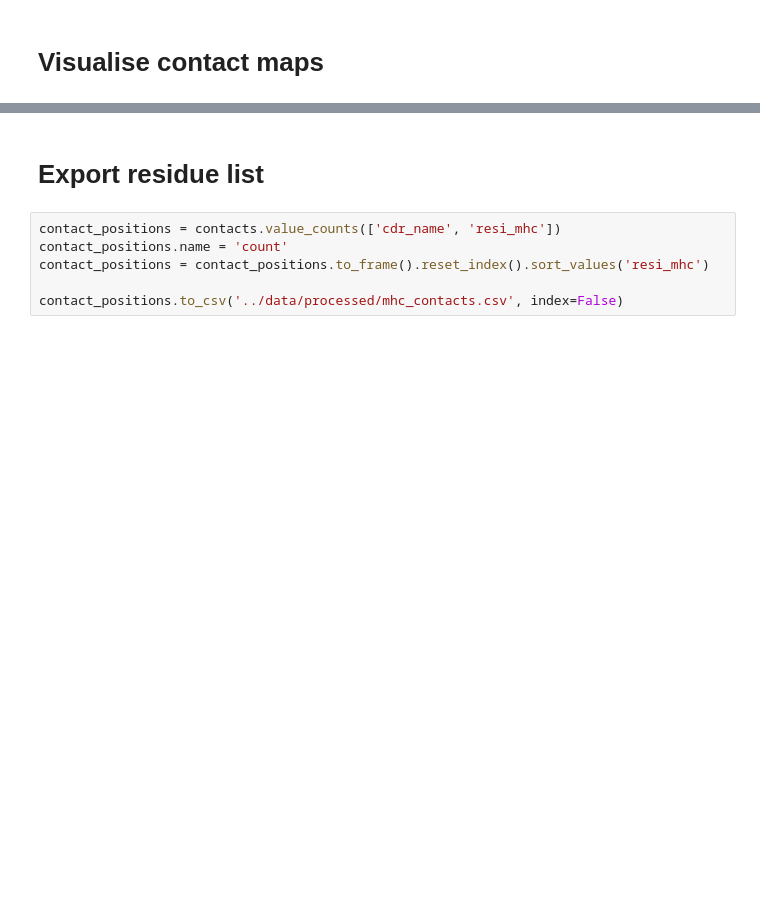
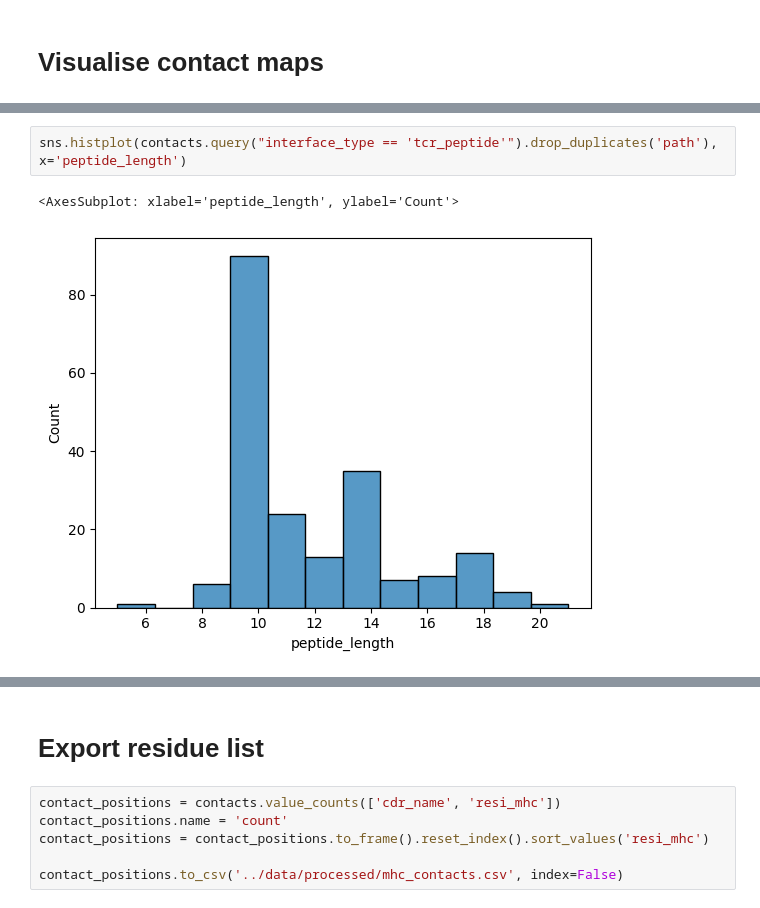
Before and after one commit to benjiemc/tcr-pmhc-interface-analysis, a Jupyter notebook: notebooks/Identify_contact_residues_on_MHC_Class_I_molecules.ipynb, the cells around one changed output, grey strips where cells are left out. Cells and saved outputs as stored; diff of their text form; blank space fills up the shorter version.

```diff
--- a/notebooks/Identify_contact_residues_on_MHC_Class_I_molecules.ipynb
+++ b/notebooks/Identify_contact_residues_on_MHC_Class_I_molecules.ipynb
@@ -154,0 +196,5 @@ print()
+# %%
+sns.histplot(contacts.query("interface_type == 'tcr_peptide'").drop_duplicates('path'), x='peptide_length')
+# %% [output]
+<AxesSubplot: xlabel='peptide_length', ylabel='Count'>
+[figure, added]
```
Also changed, not shown: parts of 11 cells of this notebook, 1 other file.
